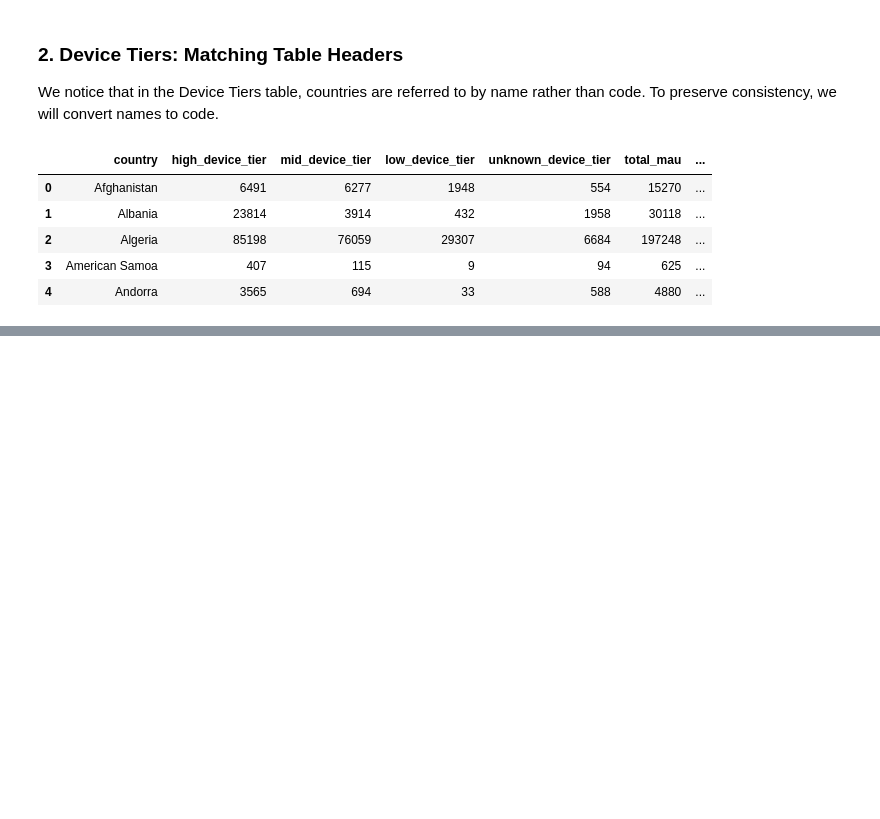
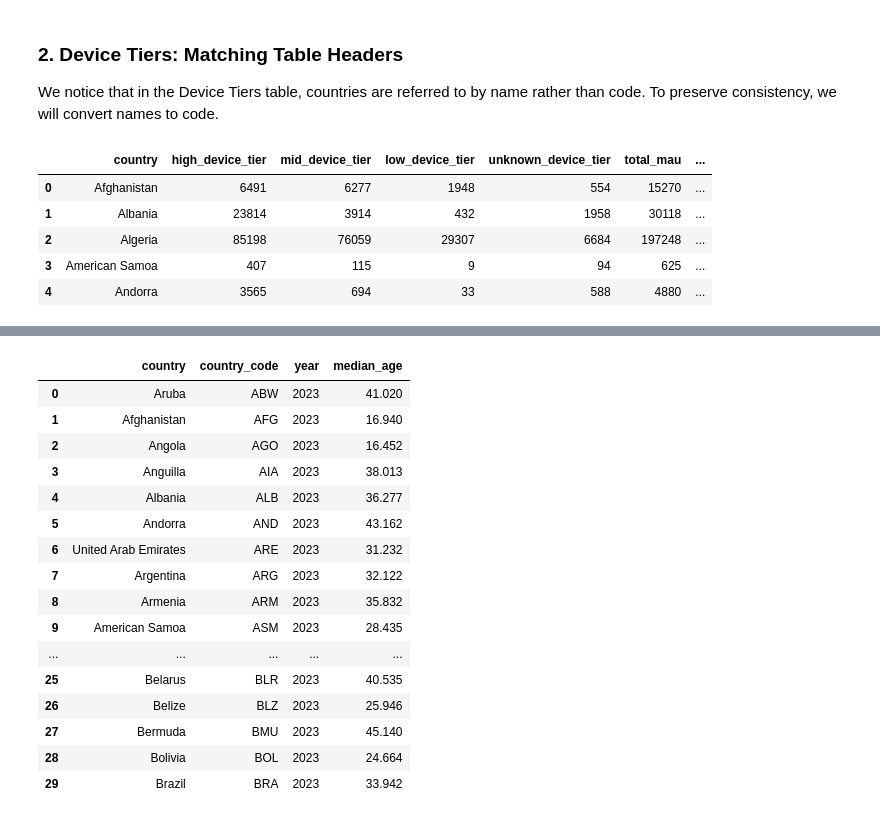
Before and after one commit to edwardroy72/scif3000-25t3-team-L, a Jupyter notebook: data_analysis.ipynb, the cells around one changed output, grey strips where cells are left out. Drawn from its saved outputs; the diff is of its cells as text; code cells hidden in the pictures; blank space fills up the shorter version.

Commit message:
Linear modelling: added/cleaned datasets

```diff
--- a/data_analysis.ipynb
+++ b/data_analysis.ipynb
@@ -159,0 +170,92 @@ plt.show()
+# %%
+# Reading in predictor datasets
+bachelors_attainment_df = pd.read_csv("./data/bachelors_attainment.csv")
+median_age_df = pd.read_csv("./data/median_age.csv")
+gdp_per_capita_df = pd.read_csv("./data/gdp_per_capita.csv")
+internet_penetration_df = pd.read_csv("./data/internet_penetration.csv")
+
+
+bachelors_melted = bachelors_attainment_df.melt(
+    id_vars=['Country Name', 'Country Code'],
+    var_name='Year',
+    value_name='Value'
+)
+
+# cleaning bachelor's attainment data
+bachelors_melted['Year'] = pd.to_numeric(bachelors_melted['Year'], errors='coerce')
+bachelors_melted['Year'] = bachelors_melted['Year'].astype('Int64')
+bachelors_melted = bachelors_melted.dropna(subset=['Value'])
+bachelors_melted = bachelors_melted.sort_values(['Country Code', 'Year'])
+bachelors_melted = bachelors_melted.groupby('Country Code').tail(1).reset_index(drop=True)
+bachelors_attainment_df = bachelors_melted.rename(columns={
+    'Country Name': 'country',
+    'Country Code': 'country_code',
+    'Year': 'year',
+    'Value': 'bachelors_attainment_percentage'
+})
+bachelors_attainment_df.head()
+
+# cleaning gdp per capita data
+gdp_melted = gdp_per_capita_df.melt(
+    id_vars=['Country Name', 'Country Code'],
+    var_name='Year',
+    value_name='Value'
+)
+
+gdp_melted['Year'] = pd.to_numeric(gdp_melted['Year'], errors='coerce')
+gdp_melted['Year'] = gdp_melted['Year'].astype('Int64')
+gdp_melted = gdp_melted.dropna(subset=['Value'])
+gdp_melted = gdp_melted.sort_values(['Country Code', 'Year']).groupby('Country Code').tail(1).reset_index(drop=True)
+gdp_melted['Value'] = gdp_melted['Value'].round(2)
+gdp_per_capita_df = gdp_melted.rename(columns={
+    'Country Name': 'country',
+    'Country Code': 'country_code',
+    'Year': 'year',
+    'Value': 'gdp_per_capita_usd'
+})
+gdp_per_capita_df.head()
+
+# cleaning internet penetration data
+internet_melted = internet_penetration_df.melt(
+    id_vars=['Country Name', 'Country Code'],
+    var_name='Year',
+    value_name='Value'
+)
+
+internet_melted['Year'] = pd.to_numeric(internet_melted['Year'], errors='coerce')
+internet_melted['Year'] = internet_melted['Year'].astype('Int64')
+internet_melted = internet_melted.dropna(subset=['Value'])
+internet_melted = internet_melted.sort_values(['Country Code', 'Year']).groupby('Country Code').tail(1).reset_index(drop=True)
+internet_melted['Value'] = internet_melted['Value'].round(2)
+internet_penetration_df = internet_melted.rename(columns={
+    'Country Name': 'country',
+    'Country Code': 'country_code',
+    'Year': 'year',
+    'Value': 'internet_penetration_percentage'
+})
+internet_penetration_df.head()
+
+# cleaning median age data
+median_age_df = median_age_df.rename(columns={'Entity': 'country', 'Code': 'country_code', 'Year': 'year',
+                                              'Median age - Sex: all - Age: all - Variant: estimates': 'median_age'})
+median_age_df = median_age_df.dropna(subset=['median_age'])
+median_age_df = median_age_df.sort_values(['country_code', 'year']).groupby('country_code').tail(1).reset_index(drop=True)
+median_age_df.head(30)
+# %% [output]
+|  | country | country_code | year | median_age |
+| 0 | Aruba | ABW | 2023 | 41.020 |
+| 1 | Afghanistan | AFG | 2023 | 16.940 |
+| 2 | Angola | AGO | 2023 | 16.452 |
+| 3 | Anguilla | AIA | 2023 | 38.013 |
+| 4 | Albania | ALB | 2023 | 36.277 |
+| 5 | Andorra | AND | 2023 | 43.162 |
+| 6 | United Arab Emirates | ARE | 2023 | 31.232 |
+| 7 | Argentina | ARG | 2023 | 32.122 |
+| 8 | Armenia | ARM | 2023 | 35.832 |
+| 9 | American Samoa | ASM | 2023 | 28.435 |
+| ... | ... | ... | ... | ... |
+| 25 | Belarus | BLR | 2023 | 40.535 |
+| 26 | Belize | BLZ | 2023 | 25.946 |
+| 27 | Bermuda | BMU | 2023 | 45.140 |
+| 28 | Bolivia | BOL | 2023 | 24.664 |
+| 29 | Brazil | BRA | 2023 | 33.942 |
```
Also changed, not shown: parts of 4 cells of this notebook, 4 other files.
